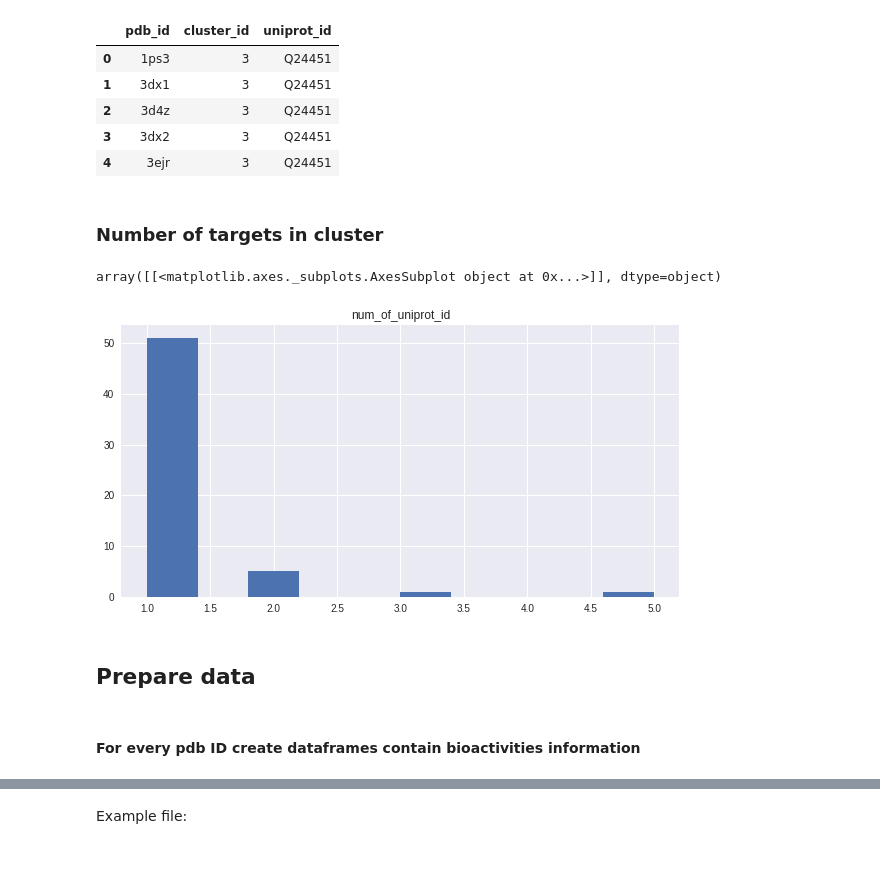
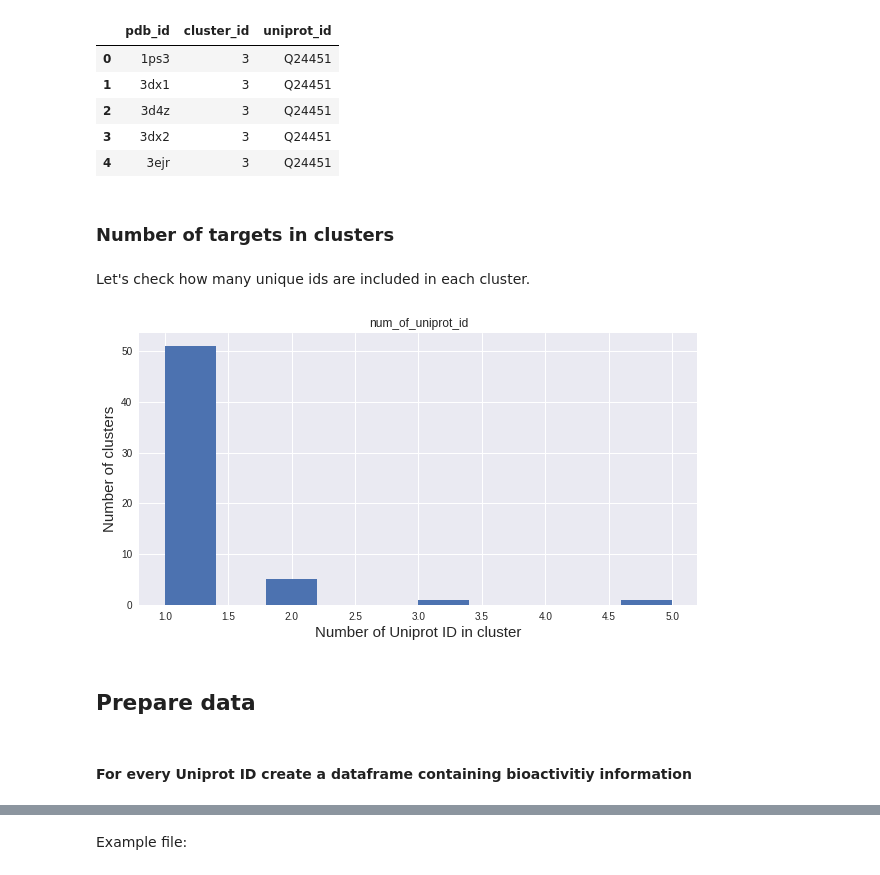
Before and after one commit to amrhamedp/PDBbind_ligand_based, a Jupyter notebook: ChEMBL_analysis.ipynb, the cells around one changed output, grey strips where cells are left out. Drawn from its saved outputs; the diff is of its cells as text; code cells hidden in the pictures.

```diff
--- a/ChEMBL_analysis.ipynb
+++ b/ChEMBL_analysis.ipynb
@@ -55,16 +59,19 @@ data_pdb.head()
 | 3 | 3dx2 | 3 | Q24451 |
 | 4 | 3ejr | 3 | Q24451 |
 # %% [markdown]
-<h3>Number of targets in cluster</h3>
+<h3>Number of targets in clusters</h3>
+# %% [markdown]
+Let's check how many unique ids are included in each cluster.
 # %%
 num_uni = []
 for cluster_id in set(data_pdb['cluster_id'].tolist()):
     num_uni.append(len(set(data_pdb[data_pdb['cluster_id'] == cluster_id]['uniprot_id'])))
 pd.DataFrame({'num_of_uniprot_id': num_uni}).hist(figsize=(10, 5))
+plt.xlabel('Number of Uniprot ID in cluster', fontsize=15)
+plt.ylabel('Number of clusters', fontsize=15);
 # %% [output]
-array([[<matplotlib.axes._subplots.AxesSubplot object at 0x...>]], dtype=object)
-[figure, old version]
+[figure, new version]
 # %% [markdown]
 <h2>Prepare data</h2>
 # %% [markdown]
-<h4>For every pdb ID create dataframes contain bioactivities information</h4>
+<h4>For every Uniprot ID create a dataframe containing bioactivitiy information</h4>
```
Also changed, not shown: parts of 17 cells of this notebook, 1 other file.
